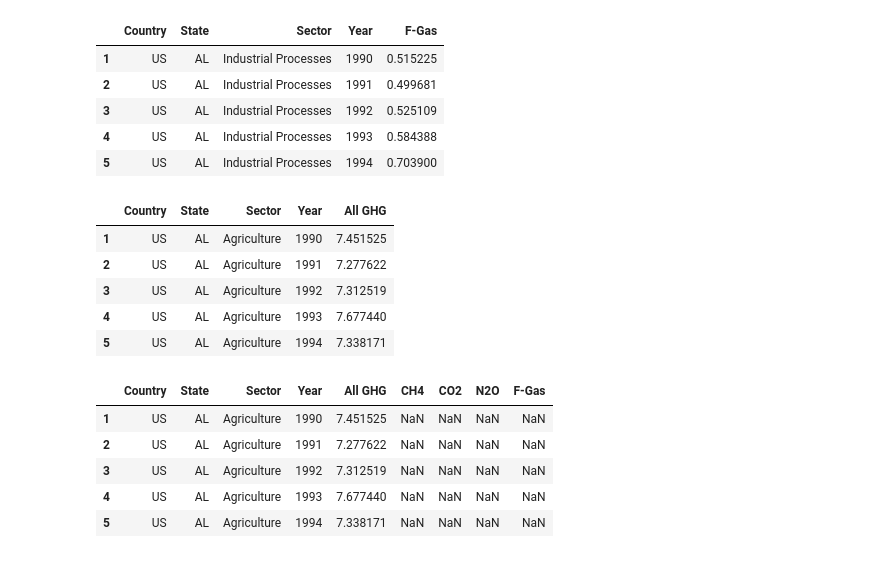
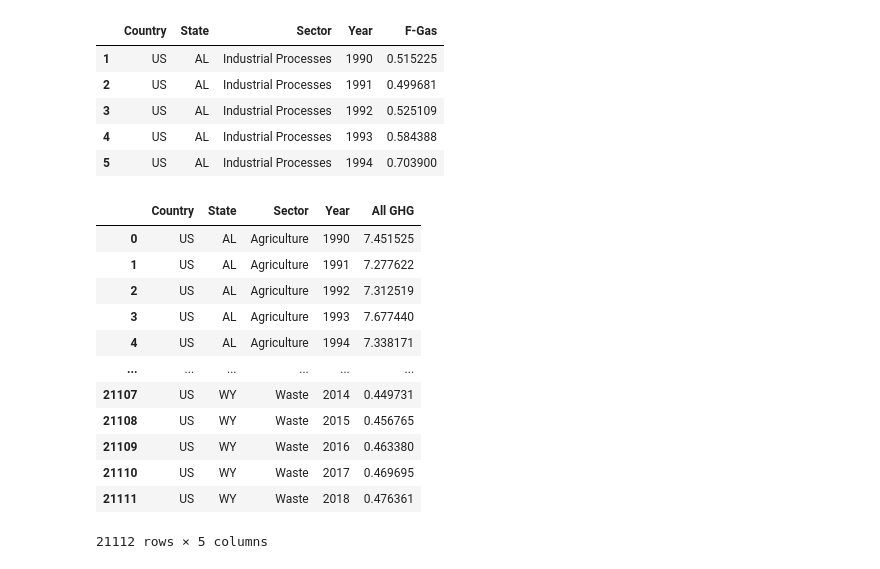
Before and after one commit to Michaelfr22/Final_Project, a Jupyter notebook: US_Emissions_1990_2018.ipynb, the cells around one changed output. Cells and saved outputs as stored; diff of their text form; code cells hidden in the pictures.

```diff
--- a/US_Emissions_1990_2018.ipynb
+++ b/US_Emissions_1990_2018.ipynb
@@ -464,26 +462,18 @@ us_ch4.head()
 # %%
 #Merge all DataFrames into one combined
-us_emi_df = us_ghg2.copy()
-us_emi_df.head()
+us_emi_df = us_ghg2.copy().reset_index(drop=True)
+us_emi_df
 # %% [output]
 |  | Country | State | Sector | Year | All GHG |
-| 1 | US | AL | Agriculture | 1990 | 7.451525 |
-| 2 | US | AL | Agriculture | 1991 | 7.277622 |
-| 3 | US | AL | Agriculture | 1992 | 7.312519 |
-| 4 | US | AL | Agriculture | 1993 | 7.677440 |
-| 5 | US | AL | Agriculture | 1994 | 7.338171 |
+| 0 | US | AL | Agriculture | 1990 | 7.451525 |
+| 1 | US | AL | Agriculture | 1991 | 7.277622 |
+| 2 | US | AL | Agriculture | 1992 | 7.312519 |
+| 3 | US | AL | Agriculture | 1993 | 7.677440 |
+| 4 | US | AL | Agriculture | 1994 | 7.338171 |
+| ... | ... | ... | ... | ... | ... |
+| 21107 | US | WY | Waste | 2014 | 0.449731 |
+| 21108 | US | WY | Waste | 2015 | 0.456765 |
+| 21109 | US | WY | Waste | 2016 | 0.463380 |
+| 21110 | US | WY | Waste | 2017 | 0.469695 |
+| 21111 | US | WY | Waste | 2018 | 0.476361 |
+21112 rows × 5 columns
-# %%
-sub_ch4 = us_ch4[['Country','CH4']]
-sub_co2 = us_co2[['Country','CO2']]
-sub_n2o = us_n2o[['Country', 'N2O']]
-sub_fgas = us_fgas[['Country','F-Gas']]
-
-us_emi_merged = pd.concat([us_emi_df,us_ch4, us_co2, us_n2o, us_fgas], sort=False, axis=0)
-us_emi_merged.head()
-# %% [output]
-|  | Country | State | Sector | Year | All GHG | CH4 | CO2 | N2O | F-Gas |
-| 1 | US | AL | Agriculture | 1990 | 7.451525 | NaN | NaN | NaN | NaN |
-| 2 | US | AL | Agriculture | 1991 | 7.277622 | NaN | NaN | NaN | NaN |
-| 3 | US | AL | Agriculture | 1992 | 7.312519 | NaN | NaN | NaN | NaN |
-| 4 | US | AL | Agriculture | 1993 | 7.677440 | NaN | NaN | NaN | NaN |
-| 5 | US | AL | Agriculture | 1994 | 7.338171 | NaN | NaN | NaN | NaN |
```
Also changed, not shown: parts of 8 cells of this notebook, 1 other file.
